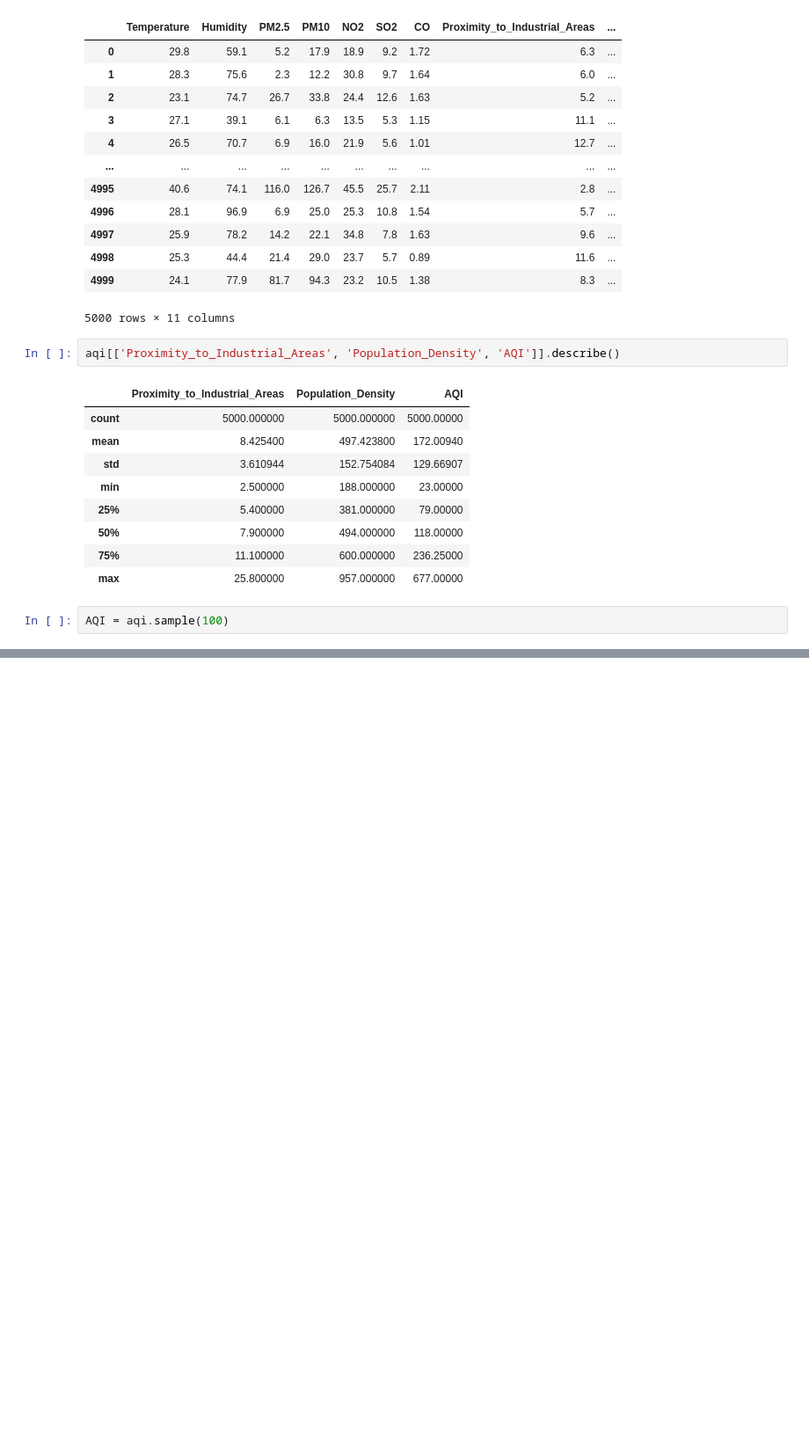
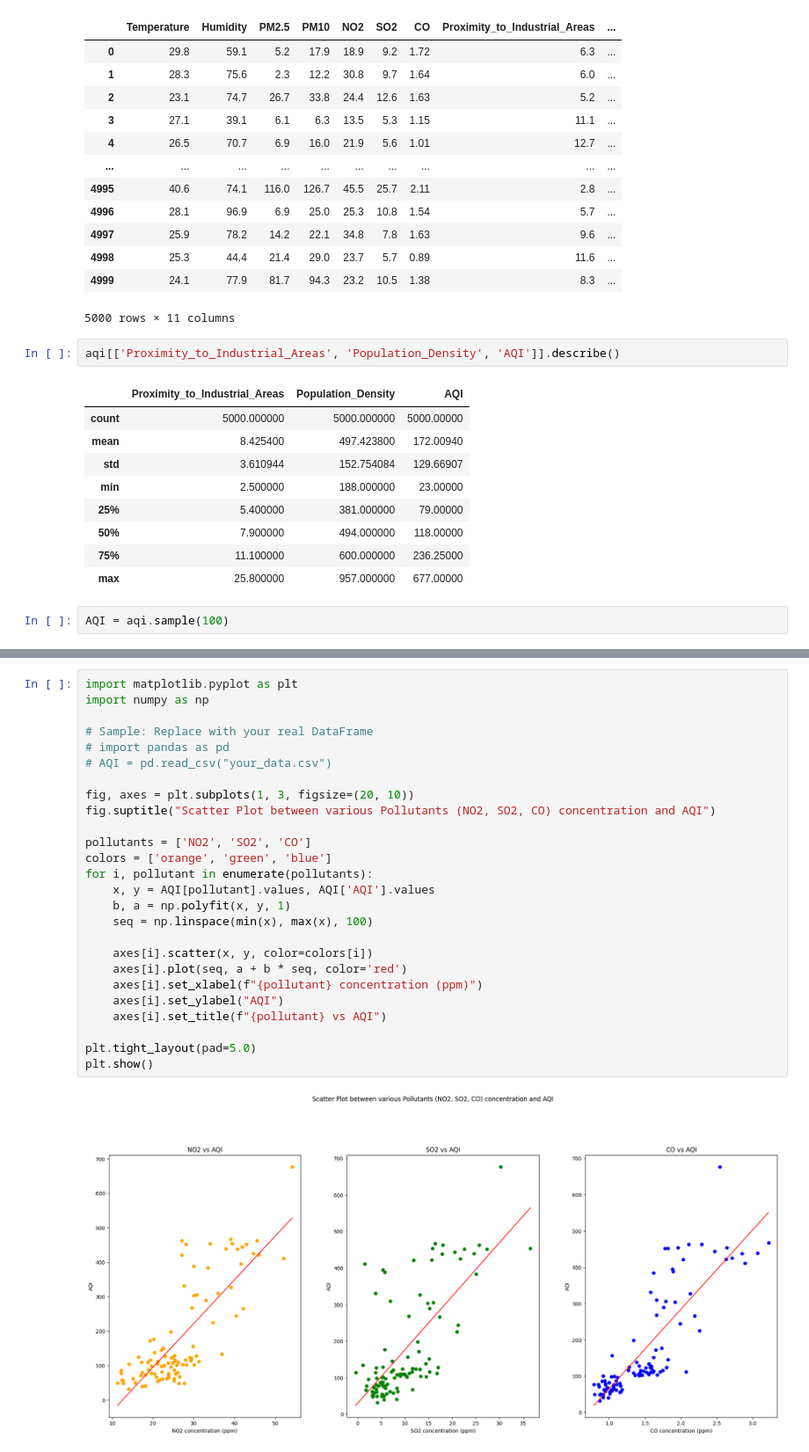
Before and after one commit to Alpharius397/QA-IA, a Jupyter notebook: qa.ipynb, the cells around one changed output, grey strips where cells are left out. Shown at 88% size. Drawn from its saved outputs; the diff is of its cells as text; blank space fills up the shorter version.

```diff
--- a/qa.ipynb
+++ b/qa.ipynb
@@ -90,0 +91,28 @@ plt.show()
+# %%
+import matplotlib.pyplot as plt
+import numpy as np
+
+# Sample: Replace with your real DataFrame
+# import pandas as pd
+# AQI = pd.read_csv("your_data.csv")
+
+fig, axes = plt.subplots(1, 3, figsize=(20, 10))
+fig.suptitle("Scatter Plot between various Pollutants (NO2, SO2, CO) concentration and AQI")
+
+pollutants = ['NO2', 'SO2', 'CO']
+colors = ['orange', 'green', 'blue']
+for i, pollutant in enumerate(pollutants):
+    x, y = AQI[pollutant].values, AQI['AQI'].values
+    b, a = np.polyfit(x, y, 1)
+    seq = np.linspace(min(x), max(x), 100)
+
+    axes[i].scatter(x, y, color=colors[i])
+    axes[i].plot(seq, a + b * seq, color='red')
+    axes[i].set_xlabel(f"{pollutant} concentration (ppm)")
+    axes[i].set_ylabel("AQI")
+    axes[i].set_title(f"{pollutant} vs AQI")
+
+plt.tight_layout(pad=5.0)
+plt.show()
+# %% [output]
+[figure, added]
```
Also changed, not shown: parts of 5 cells of this notebook.
